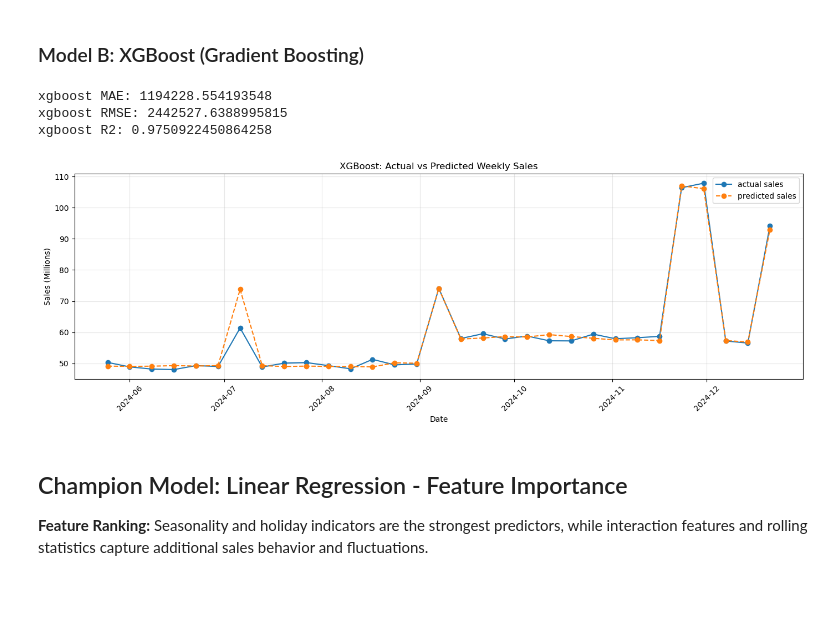
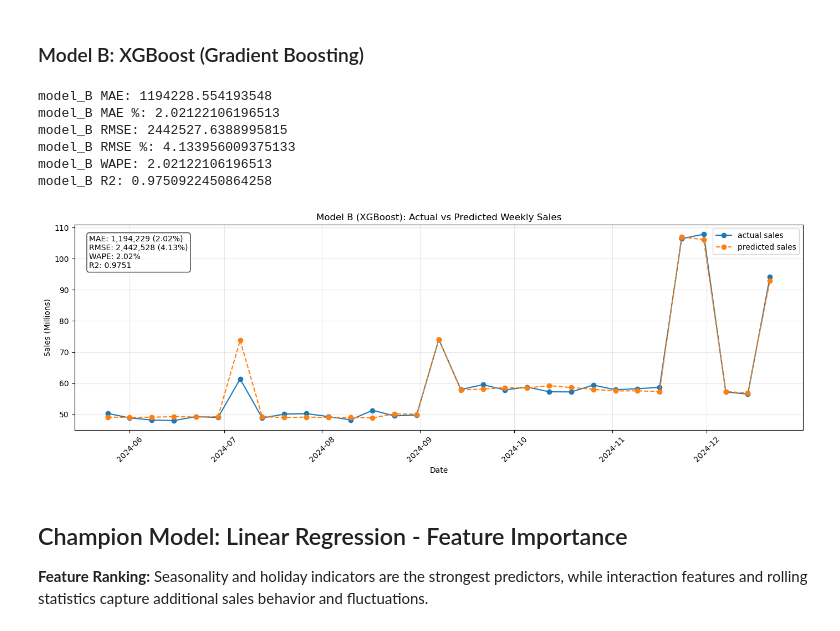
Before and after one commit to paolomags100/predictive-model-retail-sales-forecast, a Jupyter notebook: jupyter-nb/retail_sales_forecasting.ipynb, the cells around one changed output. Saved outputs shown, nothing was run; the diff lists cells and outputs as text; code cells hidden in the pictures; blank space fills up the shorter version.

```diff
--- a/jupyter-nb/retail_sales_forecasting.ipynb
+++ b/jupyter-nb/retail_sales_forecasting.ipynb
@@ -993,47 +1011,80 @@ lr R2: 0.9928581196631375
 # %% [markdown]
 ### Model B: XGBoost (Gradient Boosting)
 # %%
-# train model
-model = XGBRegressor(
+# train model_B
+model_B = XGBRegressor(
     n_estimators=100,
     learning_rate=0.05,
     max_depth=3,
     eval_metric='mae',
     random_state=42
 )
 
-model.fit(X_train, y_train)
+model_B.fit(X_train, y_train)
 
 # predict
-y_pred = model.predict(X_test)
+y_pred = model_B.predict(X_test)
+
+# combine predictions and actuals
+results = pd.DataFrame({
+    'actual': y_test,
+    'predicted': y_pred
+}, index=y_test.index)
 
 # evaluate
-print('xgboost MAE:', mean_absolute_error(y_test, y_pred))
-print('xgboost RMSE:', np.sqrt(mean_squared_error(y_test, y_pred)))
-print('xgboost R2:', r2_score(y_test, y_pred))
+mae = mean_absolute_error(results['actual'], results['predicted'])
+rmse = np.sqrt(mean_squared_error(results['actual'], results['predicted']))
+r2 = r2_score(results['actual'], results['predicted'])
+
+mae_pct = (mae / results['actual'].mean()) * 100
+rmse_pct = (rmse / results['actual'].mean()) * 100
+wape = (np.abs(results['actual'] - results['predicted']).sum() /
+        np.abs(results['actual']).sum()) * 100
+
+print('model_B MAE:', mae)
+print('model_B MAE %:', mae_pct)
+print('model_B RMSE:', rmse)
+print('model_B RMSE %:', rmse_pct)
+print('model_B WAPE:', wape)
+print('model_B R2:', r2)
 
 # plot actual vs predicted
 plt.figure(figsize=(14, 5))
 
-plt.plot(y_test.index, y_test.values / 1_000_000,
+plt.plot(results.index, results['actual'] / 1_000_000,
          label='actual sales', marker='o')
 
-plt.plot(y_test.index, y_pred / 1_000_000,
+plt.plot(results.index, results['predicted'] / 1_000_000,
          label='predicted sales', marker='o', linestyle='--')
 
-plt.title('XGBoost: Actual vs Predicted Weekly Sales')
+plt.title('Model B (XGBoost): Actual vs Predicted Weekly Sales')
 plt.xlabel('Date')
 plt.ylabel('Sales (Millions)')
 plt.legend()
 plt.grid(alpha=0.3)
 plt.xticks(rotation=45)
+
+plt.text(
+    0.02, 0.95,
+    f"MAE: {mae:,.0f} ({mae_pct:.2f}%)\n"
+    f"RMSE: {rmse:,.0f} ({rmse_pct:.2f}%)\n"
+    f"WAPE: {wape:.2f}%\n"
+    f"R2: {r2:.4f}",
+    transform=plt.gca().transAxes,
+    verticalalignment='top',
+    bbox=dict(boxstyle='round', facecolor='white', alpha=0.8)
+)
+
 plt.tight_layout()
 plt.show()
 # %% [output]
-xgboost MAE: 1194228.554193548
-xgboost RMSE: 2442527.6388995815
-xgboost R2: 0.9750922450864258
+model_B MAE: 1194228.554193548
+model_B MAE %: 2.02122106196513
+model_B RMSE: 2442527.6388995815
+model_B RMSE %: 4.133956009375133
+model_B WAPE: 2.02122106196513
+model_B R2: 0.9750922450864258
-[figure, old version]
+[figure, new version]
 # %% [markdown]
 ## Champion Model: Linear Regression - Feature Importance
 
```
Also changed, not shown: parts of 5 cells of this notebook, 4 other files.
